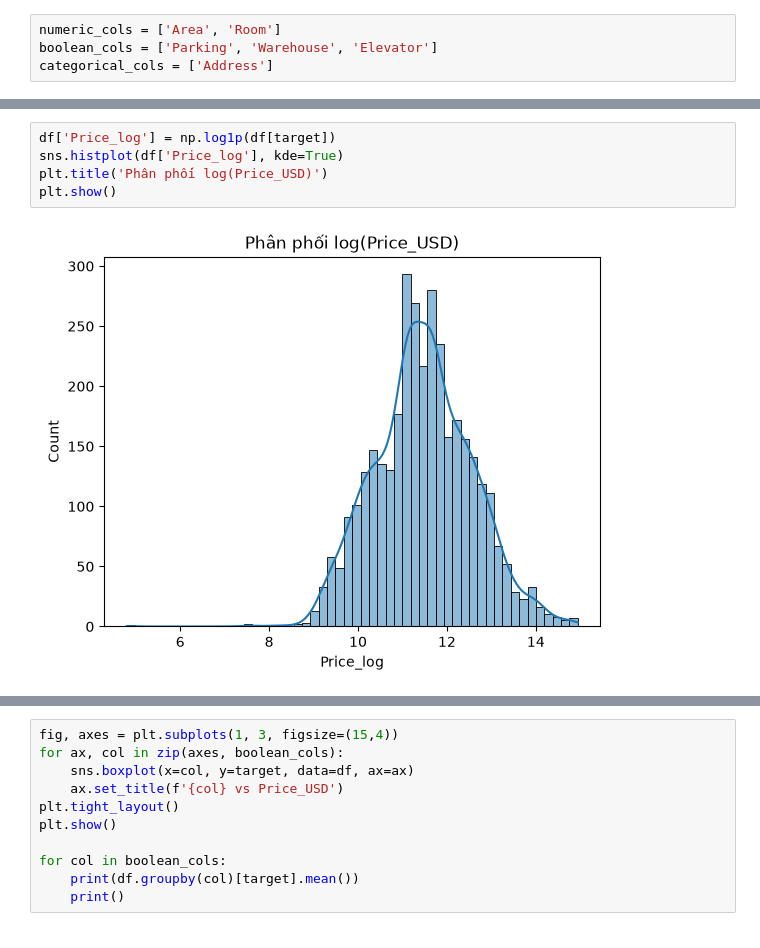
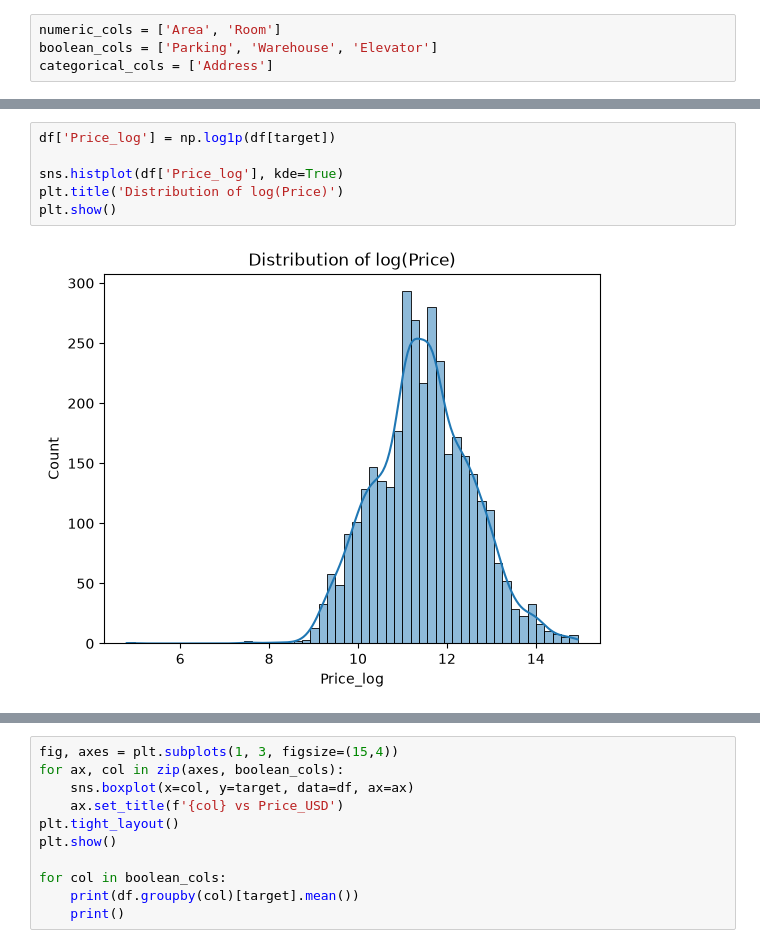
Before and after one commit to hhlong2808/house-prediction-project, a Jupyter notebook: notebooks/01_eda.ipynb, the cells around one changed output, grey strips where cells are left out. Cells and saved outputs as stored; diff of their text form.

```diff
--- a/notebooks/01_eda.ipynb
+++ b/notebooks/01_eda.ipynb
@@ -101,8 +121,9 @@ Skewness: 4.78136064205584
 # %%
 df['Price_log'] = np.log1p(df[target])
+
 sns.histplot(df['Price_log'], kde=True)
-plt.title('Phân phối log(Price_USD)')
+plt.title('Distribution of log(Price)')
 plt.show()
 # %% [output]
-[figure, old version]
+[figure, new version]
 # %%
```
Also changed, not shown: parts of 14 cells of this notebook.
